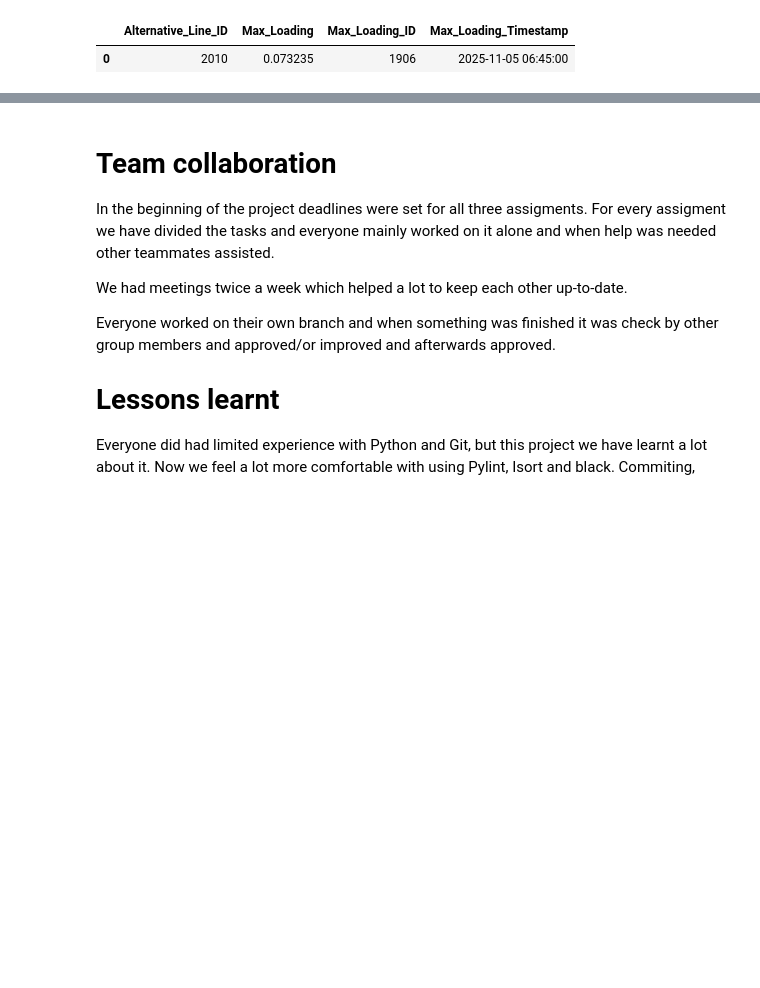
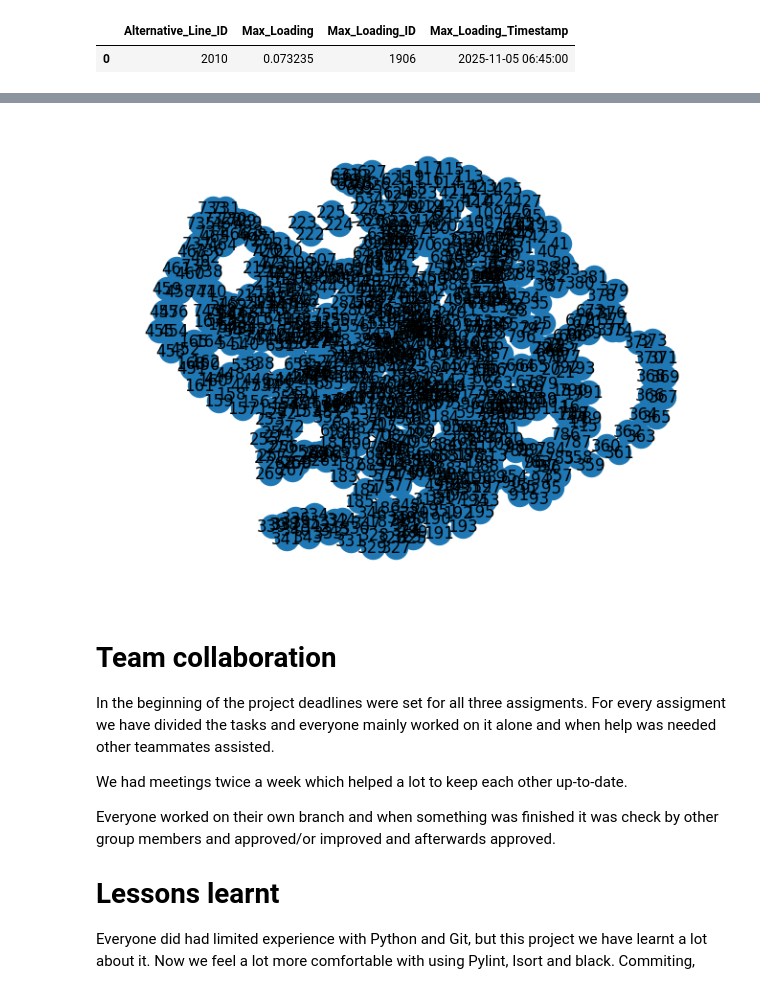
Before and after one commit to ACMason117/power-system-simulation-acdc, a Jupyter notebook: src/power_system_simulation/Final_presentation.ipynb, the cells around one changed output, grey strips where cells are left out. Cells and saved outputs as stored; diff of their text form; code cells hidden in the pictures; blank space fills up the shorter version.

```diff
--- a/src/power_system_simulation/Final_presentation.ipynb
+++ b/src/power_system_simulation/Final_presentation.ipynb
@@ -612,3 +636,7 @@ display(table)
+# %%
+psm.network_plotter(plot_criteria=tp.AllEdges)
+# %% [output]
+[figure, added]
 # %% [markdown]
 # Team collaboration
 
```
Also changed, not shown: parts of 15 cells of this notebook, 2 other files.
